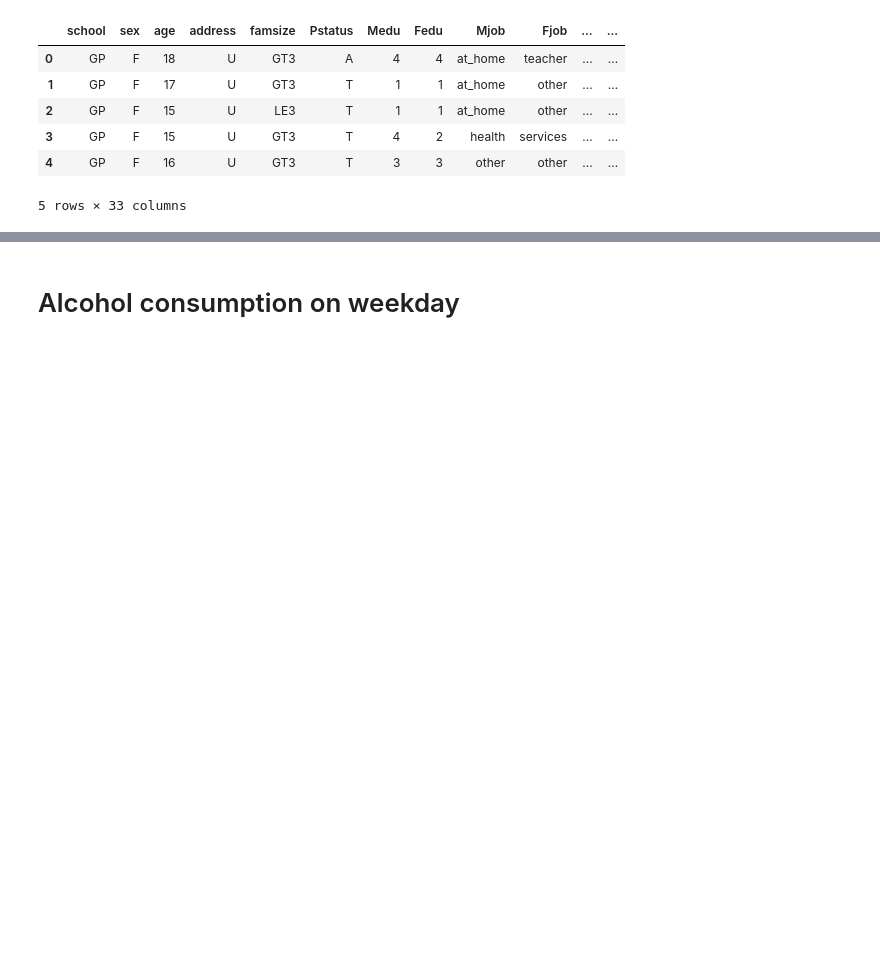
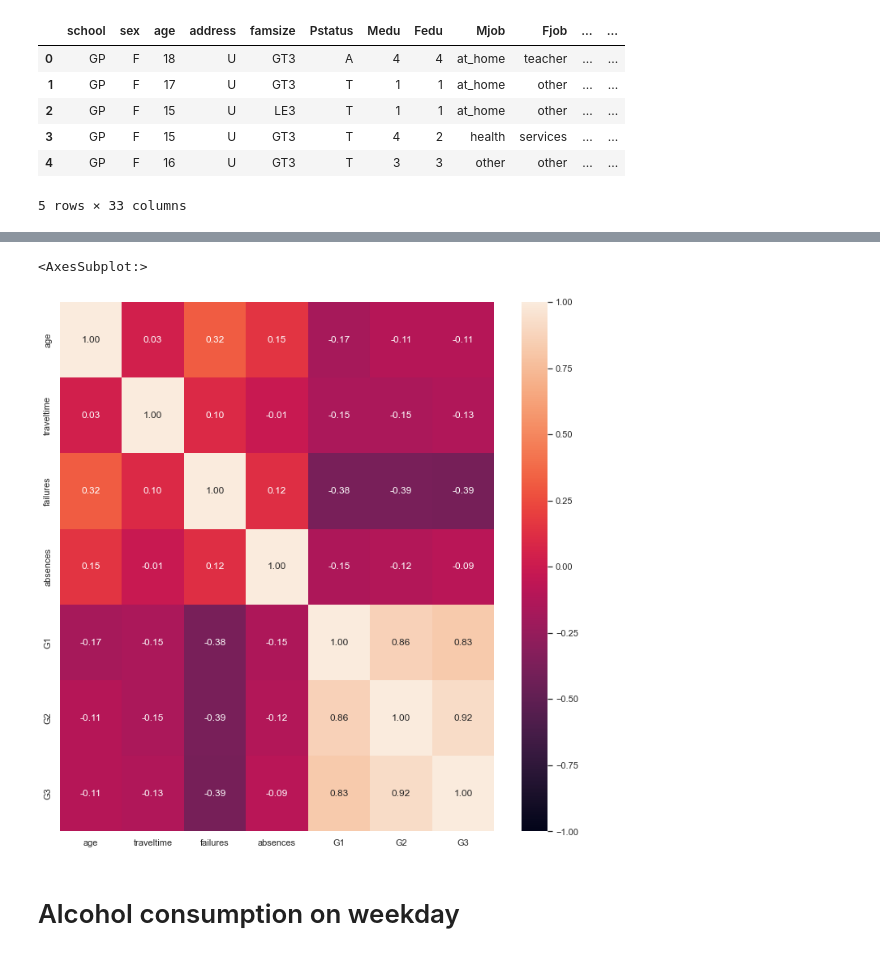
Before and after one commit to potatopotati/SC1015-mini-project, a Jupyter notebook: mini proj.ipynb, the cells around one changed output, grey strips where cells are left out. Saved outputs shown, nothing was run; the diff lists cells and outputs as text; code cells hidden in the pictures; blank space fills up the shorter version.

```diff
--- a/mini proj.ipynb
+++ b/mini proj.ipynb
@@ -6,6 +6,6 @@ import seaborn as sb
 import matplotlib.pyplot as plt # we only need pyplot
 sb.set() # set the default Seaborn style for graphics
 # %%
-grade_df=pd.read_csv('student-por.csv')
+grade_df=pd.read_csv('archive/student-por.csv')
 grade_df.info()
 # %% [output]
@@ -22,3 +50,6 @@ grade_df.head()
 | 3 | GP | F | 15 | U | GT3 | T | 4 | 2 | health | services | ... | ... |
 | 4 | GP | F | 16 | U | GT3 | T | 3 | 3 | other | other | ... | ... |
 5 rows × 33 columns
+# %%
+numeric_df=grade_df.drop(columns=['school','sex','address','famsize','Pstatus','Medu','Fedu','Fjob','Mjob','reason','guardian','studytime','schoolsup','famsup','paid','activities','nursery','higher','internet','romantic','famrel','freetime','goout','Dalc','Walc','health'])
+numeric_df
@@ -25,3 +81,9 @@ grade_df.head()
+# %%
+f = plt.figure(figsize=(12, 12))
+sb.heatmap(numeric_df.corr(), vmin = -1, vmax = 1, annot = True, fmt=".2f")
+# %% [output]
+<AxesSubplot:>
+[figure, added]
 # %% [markdown]
 # Alcohol consumption on weekday
 # %%
```
Also changed, not shown: parts of 5 cells of this notebook, 1 other file.
